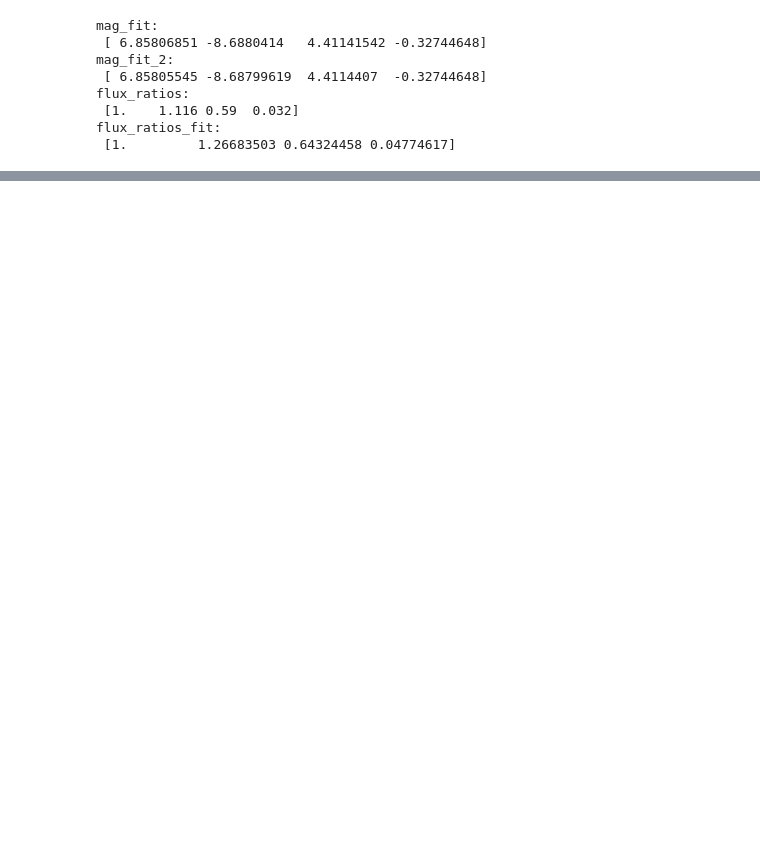
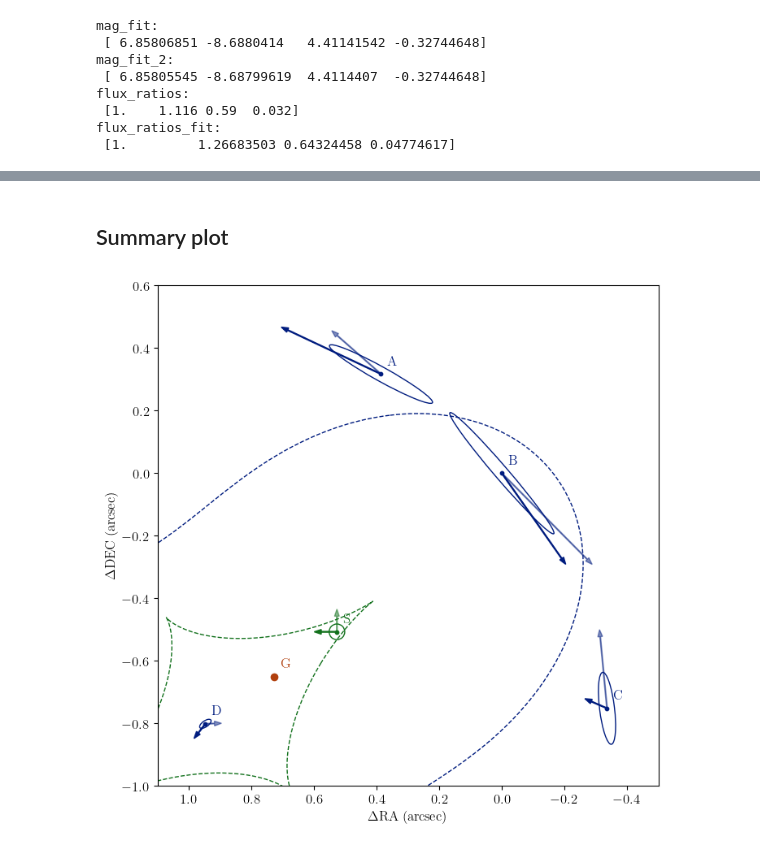
Before and after one commit to kenvantilburg/quaDM_lens, a Jupyter notebook: code/macro_lens.ipynb, the cells around one changed output, grey strips where cells are left out. Saved outputs shown, nothing was run; the diff lists cells and outputs as text; code cells hidden in the pictures; blank space fills up the shorter version.

```diff
--- a/code/macro_lens.ipynb
+++ b/code/macro_lens.ipynb
@@ -395,2 +422,8 @@ jacobian_fit:
 kappa_fit:
  [0.38479164 0.46278398 0.3669276  1.71499101]
+# %%
+eig_fit = np.linalg.eig(inv_jacobian_fit)
+eigvals_fit = eig_fit[0]
+eigvecs_fit = eig_fit[1]
+print('eigvals_fit: \n', eigvals_fit)
+print('eigvecs_fit: \n', eigvecs_fit)
@@ -460,0 +450,52 @@ plt.show()
+# %% [markdown]
+## Summary plot
+# %%
+scale = 0.05
+fig,ax = plt.subplots(1,1,figsize=(8,8))
+colors = sns.color_palette("dark")
+from matplotlib.patches import Ellipse
+from lenstronomy.Plots.lens_plot import lens_model_plot
+from lenstronomy.Util import util
+
+# coordinate grid for plotting
+num_pix = 500
+delta_pix = 0.01
+x_grid, y_grid = util.make_grid(numPix=num_pix, deltapix=delta_pix)
+kwargs_lens_plot = {'with_caustics': True, 'fast_caustic': True, 'point_source': False,
+                   'with_convergence': False, 'numPix': num_pix, 'deltaPix': delta_pix,
+                   'kwargs_caustics': {'color_caustic': colors[2], 'color_crit': colors[0], 'lw': 1, 'ls': 'dashed'}}
+lens_model_plot(ax, lens_model, kwargs_lens_fit, sourcePos_x=beta_fit[0], sourcePos_y=beta_fit[1], **kwargs_lens_plot)
+
+ax.scatter(beta_fit[0],beta_fit[1],s=10,color=colors[2])
+ax.arrow(beta_fit[0],beta_fit[1],scale,0,width=0.05*scale,head_width=0.3*scale,color=colors[2],alpha=1)
+ax.arrow(beta_fit[0],beta_fit[1],0,scale,width=0.05*scale,head_width=0.3*scale,color=colors[2],alpha=0.5)
+el_G = Ellipse((beta_fit[0],beta_fit[1]),scale,scale,fill=False,edgecolor=colors[2],lw=1)
+ax.add_patch(el_G)
+ax.text(beta_fit[0]-0.02,beta_fit[1]+0.02,'S',color=colors[2],ha='left',va='bottom')
+
+for i in range(len(theta_fit)):
+    ax.scatter(theta_fit[i,0],theta_fit[i,1],s=10,color=colors[0],label=labels[i])
+    ax.arrow(theta_fit[i,0],theta_fit[i,1],scale*inv_jacobian_fit[i,0,0],scale*inv_jacobian_fit[i,1,0],width=0.05*scale,head_width=0.3*scale,color=colors[0],alpha=1)
+    ax.arrow(theta_fit[i,0],theta_fit[i,1],scale*inv_jacobian_fit[i,0,1],scale*inv_jacobian_fit[i,1,1],width=0.05*scale,head_width=0.3*scale,color=colors[0],alpha=0.5)
+    el = Ellipse((theta_fit[i,0],theta_fit[i,1]),scale*eigvals_fit[i,0],scale*eigvals_fit[i,1],
+                 angle=np.degrees(np.arctan2(eigvecs_fit[i,1,0],eigvecs_fit[i,0,0])),
+                 fill=False,edgecolor=colors[0],lw=1)
+    ax.add_patch(el)
+    ax.text(theta_fit[i,0]-0.02,theta_fit[i,1]+0.02,labels[i],color=colors[0],ha='left',va='bottom')
+
+ax.scatter(theta_lens_fit[0],theta_lens_fit[1],color=colors[1])
+ax.text(theta_lens_fit[0]-0.02,theta_lens_fit[1]+0.02,'G',color=colors[1],ha='left',va='bottom')
+
+
+
+
+ax.set_xlim(-0.5,1.1)
+ax.set_ylim(-1.0,0.6)
+
+ax.invert_xaxis()
+ax.set_aspect('equal')
+#ax.grid(ls='dotted')
+ax.set_xlabel(r'$\Delta \mathrm{RA}$ (arcsec)');
+ax.set_ylabel(r'$\Delta \mathrm{DEC}$ (arcsec)');
+# %% [output]
+[figure, added]
```
Also changed, not shown: parts of 10 cells of this notebook, 1 other file.
